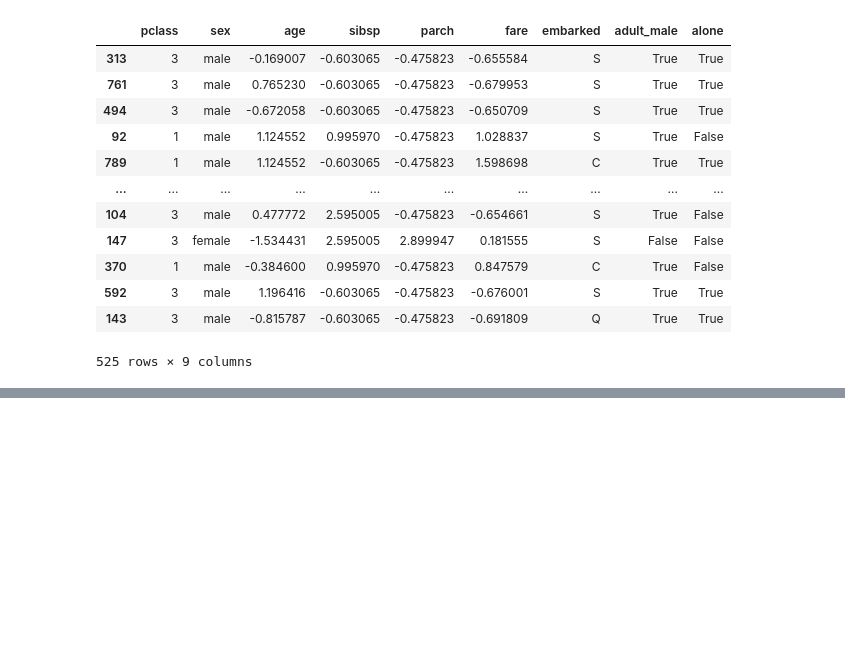
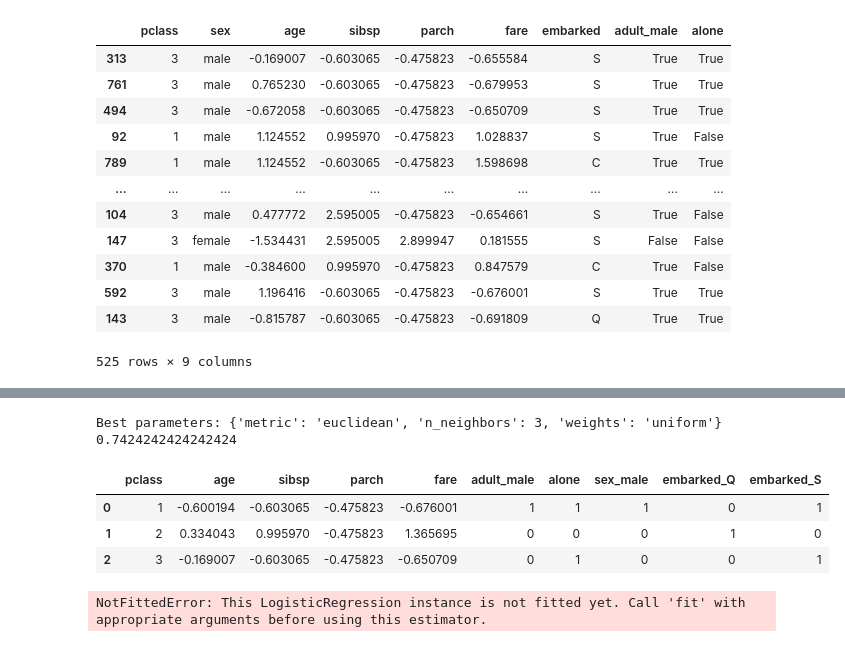
Before and after one commit to justasxz/Kartojimas_ML, a Jupyter notebook: Ml_Kartojimas.ipynb, the cells around one changed output, grey strips where cells are left out. Drawn from its saved outputs; the diff is of its cells as text; code cells hidden in the pictures; blank space fills up the shorter version.

```diff
--- a/Ml_Kartojimas.ipynb
+++ b/Ml_Kartojimas.ipynb
@@ -178,6 +178,8 @@ for col in columns_to_remove_outliers:
 from sklearn.model_selection import train_test_split
 
 # Split the dataset into training and testing sets
-X_train, X_test, y_train, y_test = train_test_split(df.drop('survived', axis=1), df['survived'], test_size=0.2, random_state=42)
+X_train, X_test, y_train, y_test = train_test_split(df.drop('survived', axis=1), df['survived'], test_size=0.20, random_state=42)
+# split into validation
+# X_train, X_val, y_train, y_val = train_test_split(X_train, y_train, test_size=0.15, random_state=42)
 # %%
 # show column distributions
@@ -260,0 +298,28 @@ X_test.describe(include='all')
+# %%
+# let's try knn
+from sklearn.neighbors import KNeighborsClassifier
+
+param_grid = {
+    'n_neighbors': range(2,91),
+    'weights': ['uniform', 'distance'],
+    'metric': ['euclidean', 'manhattan']
+}
+# Create a KNN model
+knn_model = KNeighborsClassifier()
+# Create a GridSearchCV object
+grid_search = GridSearchCV(knn_model, param_grid, cv=5, scoring='accuracy', n_jobs=-1)
+# Fit the grid search to the training data
+grid_search.fit(X_train, y_train)
+# Get the best parameters
+best_params = grid_search.best_params_
+print(f"Best parameters: {best_params}")
+# Get the best model
+best_model = grid_search.best_estimator_
+# Make predictions on the test data
+y_pred = best_model.predict(X_test)
+# Calculate accuracy
+accuracy = accuracy_score(y_test, y_pred)
+print(accuracy)
+# %% [output]
+Best parameters: {'metric': 'euclidean', 'n_neighbors': 3, 'weights': 'uniform'}
+0.7424242424242424
@@ -261,3 +331,31 @@ X_test.describe(include='all')
+# %%
+# add some dummy data to test
+dummy_data = pd.DataFrame({
+    'pclass': [1, 2, 3],
+    'age': [22, 35, 28],
+    'sibsp': [0, 1, 0],
+    'parch': [0, 0, 0],
+    'fare': [7.25, 71.83, 8.05],
+    'adult_male': [1, 0, 0],
+    'alone': [1, 0, 1],
+    'sex_male': [1, 0, 0],
+    'embarked_Q': [0, 1, 0],
+    'embarked_S': [1, 0, 1]})
+# %%
+dummy_data[numerical_cols] = scaler.transform(dummy_data[numerical_cols])
+# %%
+dummy_data
+# %% [output]
+|  | pclass | age | sibsp | parch | fare | adult_male | alone | sex_male | embarked_Q | embarked_S |
+| 0 | 1 | -0.600194 | -0.603065 | -0.475823 | -0.676001 | 1 | 1 | 1 | 0 | 1 |
+| 1 | 2 | 0.334043 | 0.995970 | -0.475823 | 1.365695 | 0 | 0 | 0 | 1 | 0 |
+| 2 | 3 | -0.169007 | -0.603065 | -0.475823 | -0.650709 | 0 | 1 | 0 | 0 | 1 |
+# %%
+# predict dummy data
+y_pred_dummy = model.predict(dummy_data)
+print(f"Dummy Data Predictions: {y_pred_dummy}")
+# %% [output]
+NotFittedError: This LogisticRegression instance is not fitted yet. Call 'fit' with appropriate arguments before using this estimator.
 # %%
 from sklearn.neighbors import KNeighborsClassifier
 from sklearn.metrics import classification_report, confusion_matrix, accuracy_score
```
Also changed, not shown: parts of 7 cells of this notebook, 1 other file.
